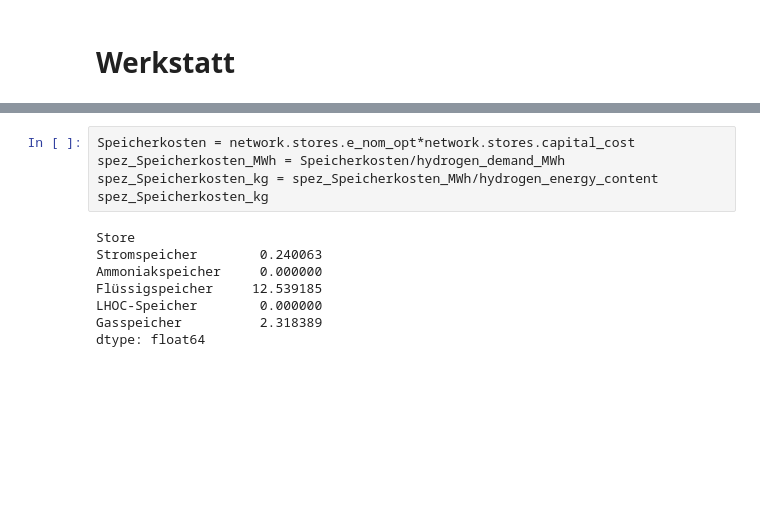
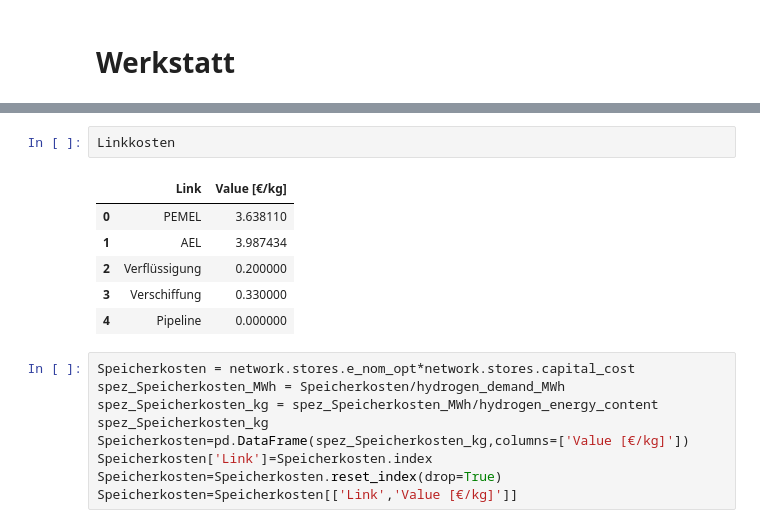
Before and after one commit to cgipser/DWE, a Jupyter notebook: Projektarbeit_CG.ipynb, the cells around one changed output, grey strips where cells are left out. Drawn from its saved outputs; the diff is of its cells as text; blank space fills up the shorter version.

```diff
--- a/Projektarbeit_CG.ipynb
+++ b/Projektarbeit_CG.ipynb
@@ -409,13 +415,18 @@ network.links
+# %%
+Linkkosten
+# %% [output]
+|  | Link | Value [€/kg] |
+| 0 | PEMEL | 3.638110 |
+| 1 | AEL | 3.987434 |
+| 2 | Verflüssigung | 0.200000 |
+| 3 | Verschiffung | 0.330000 |
+| 4 | Pipeline | 0.000000 |
 # %%
 Speicherkosten = network.stores.e_nom_opt*network.stores.capital_cost
 spez_Speicherkosten_MWh = Speicherkosten/hydrogen_demand_MWh
 spez_Speicherkosten_kg = spez_Speicherkosten_MWh/hydrogen_energy_content
 spez_Speicherkosten_kg
+Speicherkosten=pd.DataFrame(spez_Speicherkosten_kg,columns=['Value [€/kg]'])
+Speicherkosten['Link']=Speicherkosten.index
+Speicherkosten=Speicherkosten.reset_index(drop=True)
+Speicherkosten=Speicherkosten[['Link','Value [€/kg]']]
-# %% [output]
-Store
-Stromspeicher        0.240063
-Ammoniakspeicher     0.000000
-Flüssigspeicher     12.539185
-LHOC-Speicher        0.000000
-Gasspeicher          2.318389
-dtype: float64
```
Also changed, not shown: parts of 21 cells of this notebook.
